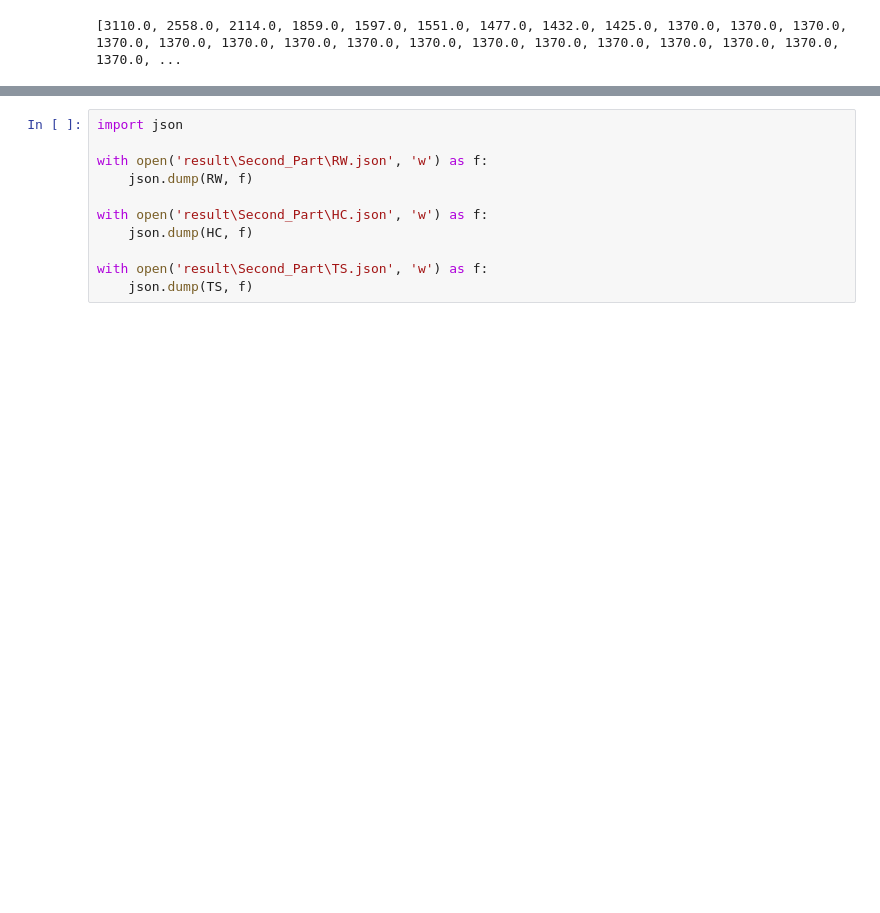
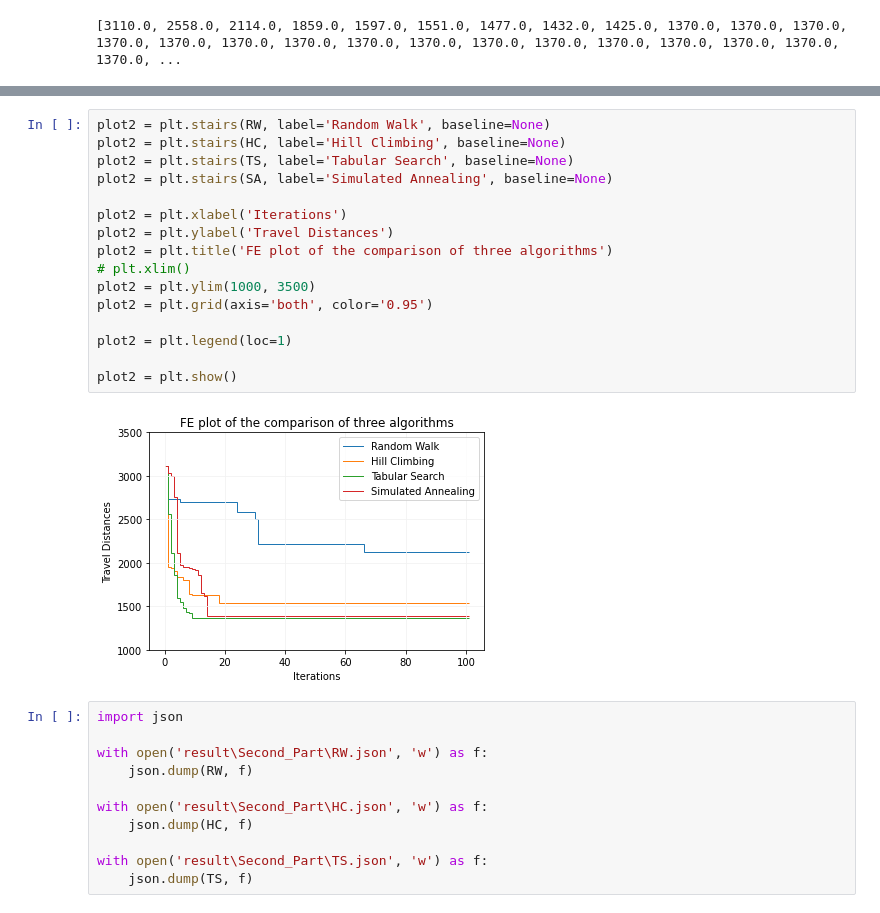
Before and after one commit to stupidpenguin/Computation_of_Data_Science, a Jupyter notebook: Homework_1/2_Optimization_of_Travel_Routes_for_South_Korea_Cities.ipynb, the cells around one changed output, grey strips where cells are left out. Drawn from its saved outputs; the diff is of its cells as text; blank space fills up the shorter version.

```diff
--- a/Homework_1/2_Optimization_of_Travel_Routes_for_South_Korea_Cities.ipynb
+++ b/Homework_1/2_Optimization_of_Travel_Routes_for_South_Korea_Cities.ipynb
@@ -178,3 +242,21 @@ plt.show()
+# %%
+plot2 = plt.stairs(RW, label='Random Walk', baseline=None)
+plot2 = plt.stairs(HC, label='Hill Climbing', baseline=None)
+plot2 = plt.stairs(TS, label='Tabular Search', baseline=None)
+plot2 = plt.stairs(SA, label='Simulated Annealing', baseline=None)
+
+plot2 = plt.xlabel('Iterations')
+plot2 = plt.ylabel('Travel Distances')
+plot2 = plt.title('FE plot of the comparison of three algorithms')
+# plt.xlim()
+plot2 = plt.ylim(1000, 3500)
+plot2 = plt.grid(axis='both', color='0.95')
+
+plot2 = plt.legend(loc=1)
+
+plot2 = plt.show()
+# %% [output]
+[figure, added]
 # %%
 import json
 
```
Also changed, not shown: parts of 6 cells of this notebook.
